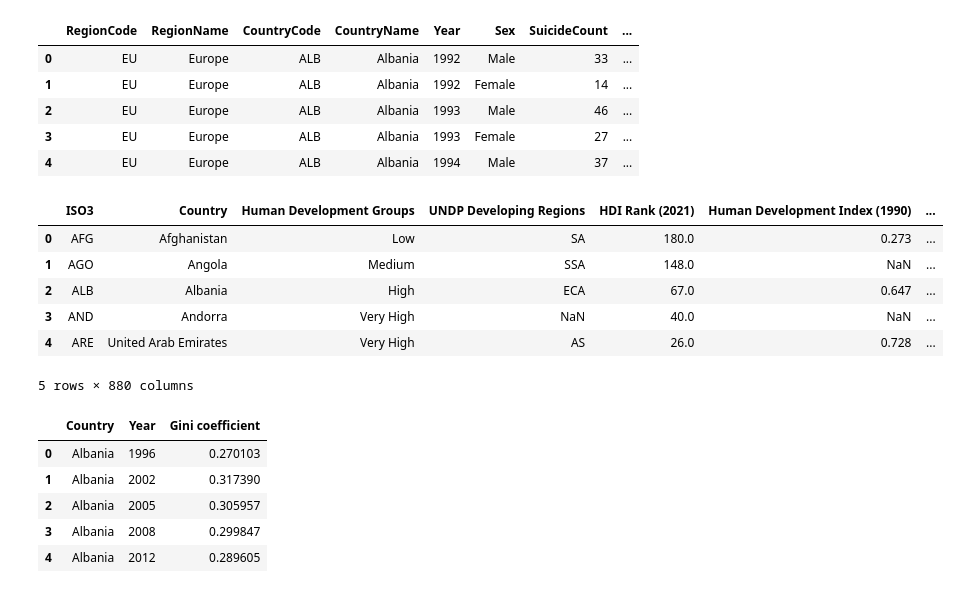
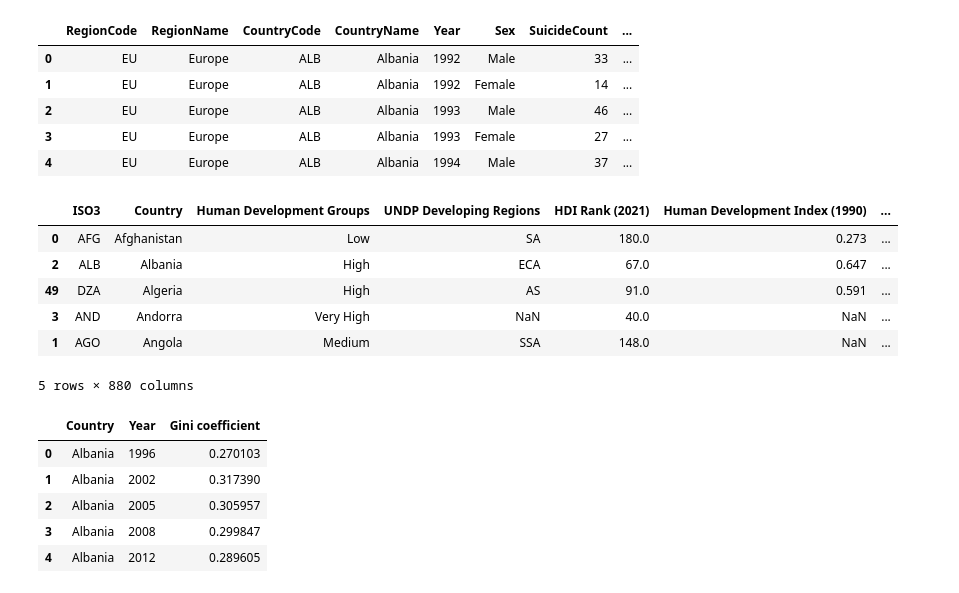
Before and after one commit to HafsahNasir/DataScienceProject, a Jupyter notebook: project.ipynb, the cells around one changed output. Saved outputs shown, nothing was run; the diff lists cells and outputs as text; code cells hidden in the pictures.

```diff
--- a/project.ipynb
+++ b/project.ipynb
@@ -22,14 +22,14 @@ suicide_data.head()
 | 3 | EU | Europe | ALB | Albania | 1993 | Female | 27 | ... |
 | 4 | EU | Europe | ALB | Albania | 1994 | Male | 37 | ... |
 # %%
-hdi_data.head()
+hdi_data.sort_values(['Country']).head()
 # %% [output]
 |  | ISO3 | Country | Human Development Groups | UNDP Developing Regions | HDI Rank (2021) | Human Development Index (1990) | ... |
 | 0 | AFG | Afghanistan | Low | SA | 180.0 | 0.273 | ... |
+| 2 | ALB | Albania | High | ECA | 67.0 | 0.647 | ... |
+| 49 | DZA | Algeria | High | AS | 91.0 | 0.591 | ... |
+| 3 | AND | Andorra | Very High | NaN | 40.0 | NaN | ... |
 | 1 | AGO | Angola | Medium | SSA | 148.0 | NaN | ... |
-| 2 | ALB | Albania | High | ECA | 67.0 | 0.647 | ... |
-| 3 | AND | Andorra | Very High | NaN | 40.0 | NaN | ... |
-| 4 | ARE | United Arab Emirates | Very High | AS | 26.0 | 0.728 | ... |
 5 rows × 880 columns
 # %%
 gini_coef_data.head()
```
Also changed, not shown: parts of 18 cells of this notebook.
